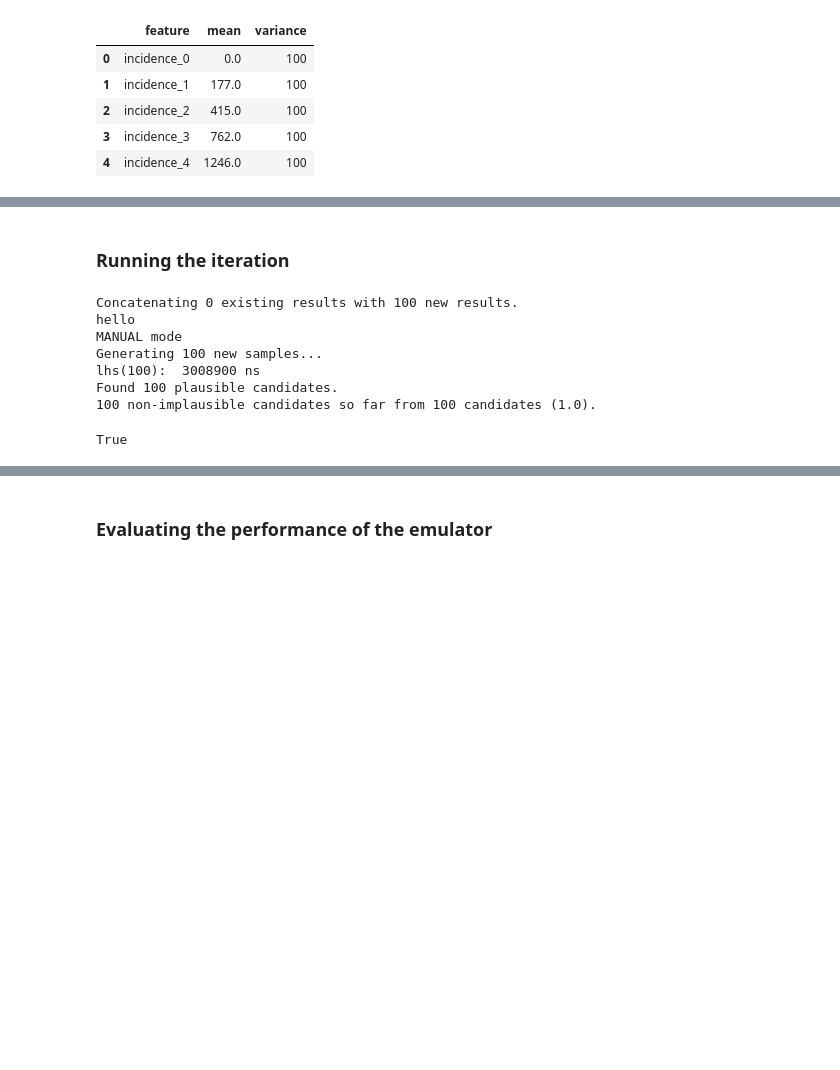
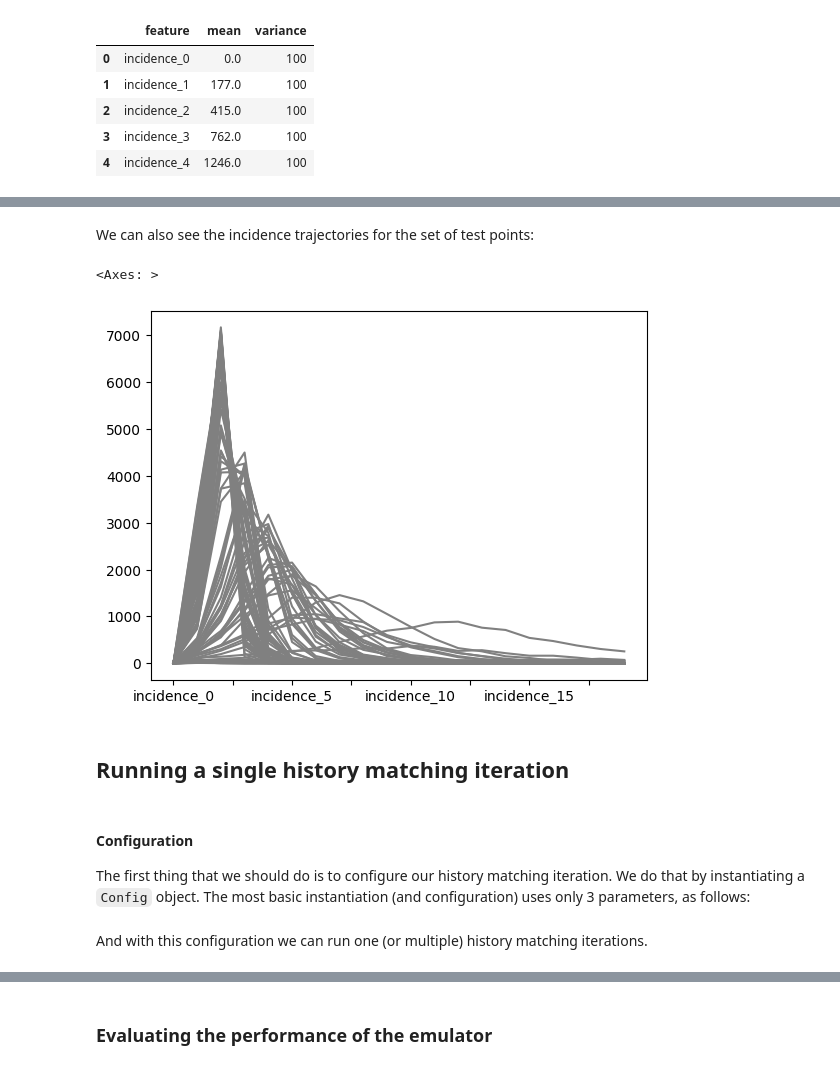
Before and after one commit to InstituteforDiseaseModeling/historymatching, a Jupyter notebook: examples/history_matching_sir.ipynb, the cells around one changed output, grey strips where cells are left out. Drawn from its saved outputs; the diff is of its cells as text; code cells hidden in the pictures; blank space fills up the shorter version.

```diff
--- a/examples/history_matching_sir.ipynb
+++ b/examples/history_matching_sir.ipynb
@@ -292,23 +283,26 @@ We need a wrapper for our model:  (NOTE: Can we just provide the outputs of the
 # %%
-def model_wrapper( iteration: int, points: pd.DataFrame, config: hm.Config) -> pd.DataFrame:
+def sir_model_wrapper( points: pd.DataFrame ) -> pd.DataFrame:
 
     # Run simulations
-    results = pd.DataFrame()
+    #results = pd.DataFrame()
+    results = []
+
     for index, parameters in enumerate(points.itertuples()):
 
         this_run = SIR( beta  = parameters.beta,
-                         gamma = parameters.gamma,
-                         s0    = population_size - n_seed_infections,
-                         i0    = n_seed_infections,
-                         seed  = int(parameters.rand_seed)
+                        gamma = parameters.gamma,
+                        s0    = population_size - n_seed_infections,
+                        i0    = n_seed_infections,
+                        #seed  = int(parameters.rand_seed)
                        )
-        results[index] = this_run.get_incidence()
+        #results[index] = this_run.get_incidence()
+        results.append( pd.Series(this_run.get_incidence()) )
 
     # Format output dataframe
-    out = results.transpose().add_prefix('incidence_')
-    out['iteration'] = iteration
-    out['replicate'] = np.zeros( len(points), np.uint32 )
-    out['beta'] = points['beta']
-    out['gamma'] = points['gamma']
-    out['rand_seed'] = points['rand_seed']
+    #out = results.transpose().add_prefix('incidence_')
+    out = pd.concat(results, axis=1).transpose().add_prefix('incidence_')
+    #out['replicate'] = np.zeros( len(points), np.uint32 )
+    #out['beta'] = points['beta']
+    #out['gamma'] = points['gamma']
+    #out['rand_seed'] = points['rand_seed']
     return out
@@ -327,0 +311,8 @@ conf.run_simulators = model_wrapper
+# %%
+test_points = pd.DataFrame( { param: np.random.uniform( parameter_space.loc[param, 'minimum'],
+                                                                                         parameter_space.loc[param, 'maximum'],
+                                                                                         100
+                                                                                        ) for param in parameter_space.index
+                             }
+                            )
+test_points.head()
@@ -327,0 +328,3 @@ conf.run_simulators = model_wrapper
+# %%
+test_results = sir_model_wrapper( test_points )
+test_results.head()
@@ -328,16 +338,14 @@ conf.run_simulators = model_wrapper
+# %% [markdown]
+We can also see the incidence trajectories for the set of test points:
+# %%
+n_curves = 100
+test_results.transpose().iloc[:,0:n_curves].plot( color='gray', legend=False )
+# %% [output]
+<Axes: >
+[figure, added]
 # %% [markdown]
-### Running the iteration
+## Running a single history matching iteration
-# %%
-hm.do_step( situation=status,
-            recipe = conf,
-            config = global_conf
-           )
-# %% [output]
-Concatenating 0 existing results with 100 new results.
-hello
-MANUAL mode
-Generating 100 new samples...
-lhs(100):  3008900 ns
-Found 100 plausible candidates.
-100 non-implausible candidates so far from 100 candidates (1.0).
-True
+# %% [markdown]
+#### Configuration
+
+The first thing that we should do is to configure our history matching iteration. We do that by instantiating a `Config` object. The most basic instantiation (and configuration) uses only 3 parameters, as follows:
@@ -343,0 +357,2 @@ True
+# %% [markdown]
+And with this configuration we can run one (or multiple) history matching iterations.
```
Also changed, not shown: parts of 29 cells of this notebook, 6 other files.
